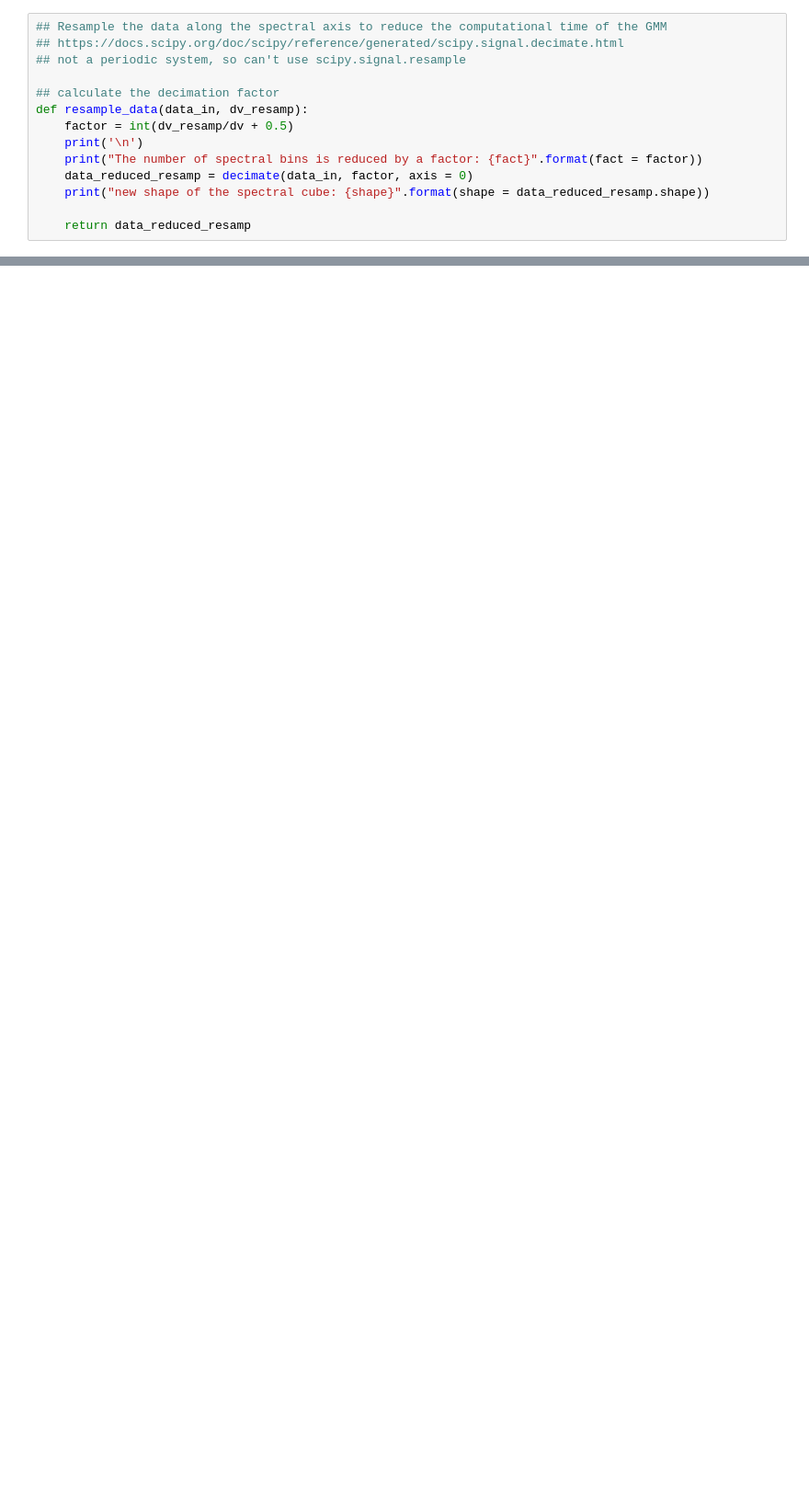
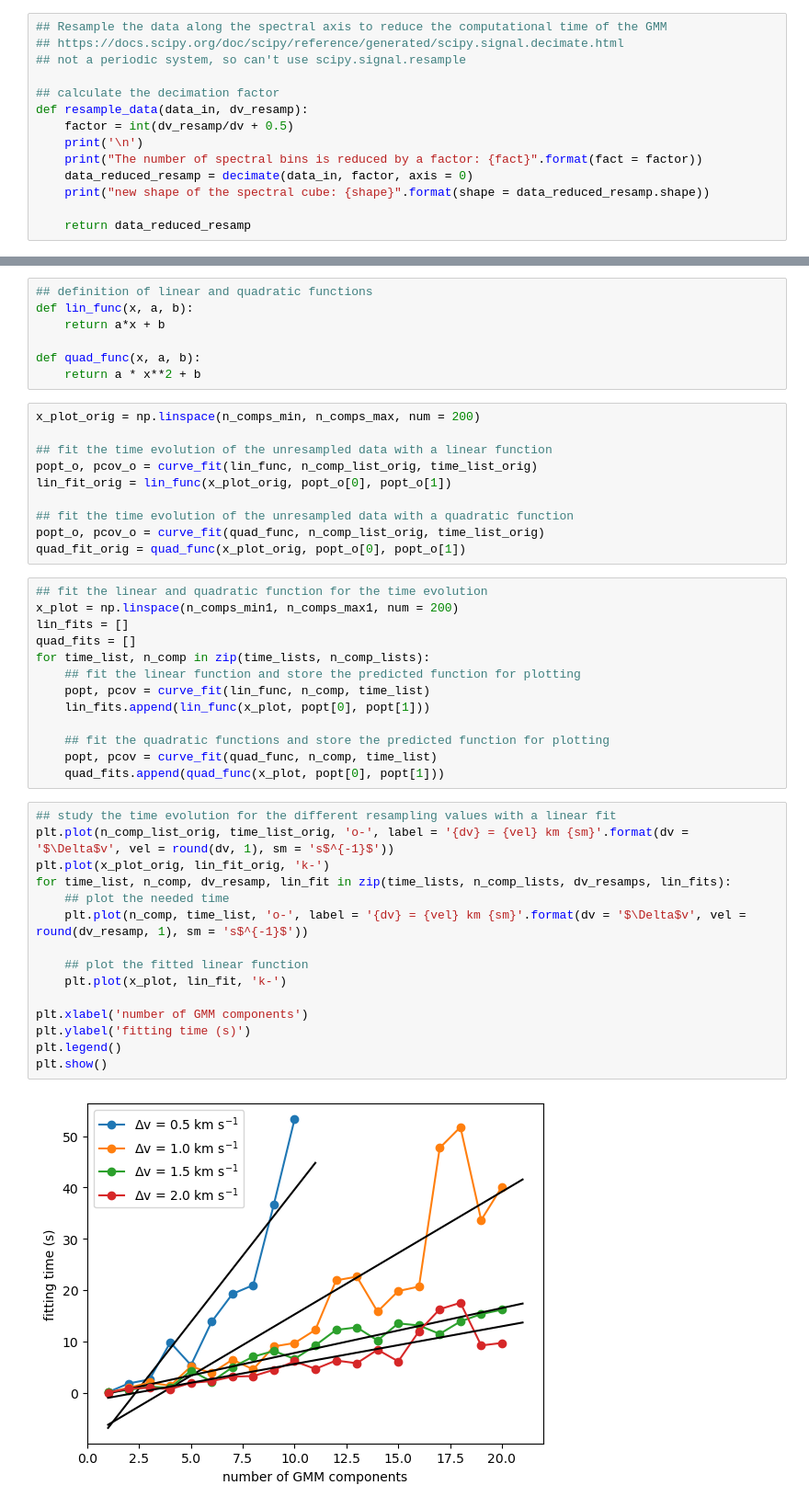
Before and after one commit to lmlb-astro/GMM, a Jupyter notebook: example_GMM_fit.ipynb, the cells around one changed output, grey strips where cells are left out. Shown at 92% size. Cells and saved outputs as stored; diff of their text form; blank space fills up the shorter version.

```diff
--- a/example_GMM_fit.ipynb
+++ b/example_GMM_fit.ipynb
@@ -229,0 +251,47 @@ for time_list, n_comp in zip(time_lists, n_comp_lists):
+# %%
+## definition of linear and quadratic functions
+def lin_func(x, a, b):
+    return a*x + b
+
+def quad_func(x, a, b):
+    return a * x**2 + b
+# %%
+x_plot_orig = np.linspace(n_comps_min, n_comps_max, num = 200)
+
+## fit the time evolution of the unresampled data with a linear function
+popt_o, pcov_o = curve_fit(lin_func, n_comp_list_orig, time_list_orig)
+lin_fit_orig = lin_func(x_plot_orig, popt_o[0], popt_o[1])
+
+## fit the time evolution of the unresampled data with a quadratic function
+popt_o, pcov_o = curve_fit(quad_func, n_comp_list_orig, time_list_orig)
+quad_fit_orig = quad_func(x_plot_orig, popt_o[0], popt_o[1])
+# %%
+## fit the linear and quadratic function for the time evolution
+x_plot = np.linspace(n_comps_min1, n_comps_max1, num = 200)
+lin_fits = []
+quad_fits = []
+for time_list, n_comp in zip(time_lists, n_comp_lists):
+    ## fit the linear function and store the predicted function for plotting
+    popt, pcov = curve_fit(lin_func, n_comp, time_list)
+    lin_fits.append(lin_func(x_plot, popt[0], popt[1]))
+
+    ## fit the quadratic functions and store the predicted function for plotting
+    popt, pcov = curve_fit(quad_func, n_comp, time_list)
+    quad_fits.append(quad_func(x_plot, popt[0], popt[1]))
+# %%
+## study the time evolution for the different resampling values with a linear fit
+plt.plot(n_comp_list_orig, time_list_orig, 'o-', label = '{dv} = {vel} km {sm}'.format(dv = '$\Delta$v', vel = round(dv, 1), sm = 's$^{-1}$'))
+plt.plot(x_plot_orig, lin_fit_orig, 'k-')
+for time_list, n_comp, dv_resamp, lin_fit in zip(time_lists, n_comp_lists, dv_resamps, lin_fits):
+    ## plot the needed time
+    plt.plot(n_comp, time_list, 'o-', label = '{dv} = {vel} km {sm}'.format(dv = '$\Delta$v', vel = round(dv_resamp, 1), sm = 's$^{-1}$'))
+
+    ## plot the fitted linear function
+    plt.plot(x_plot, lin_fit, 'k-')
+
+plt.xlabel('number of GMM components')
+plt.ylabel('fitting time (s)')
+plt.legend()
+plt.show()
+# %% [output]
+[figure, added]
```
Also changed, not shown: parts of 11 cells of this notebook, 1 other file.
